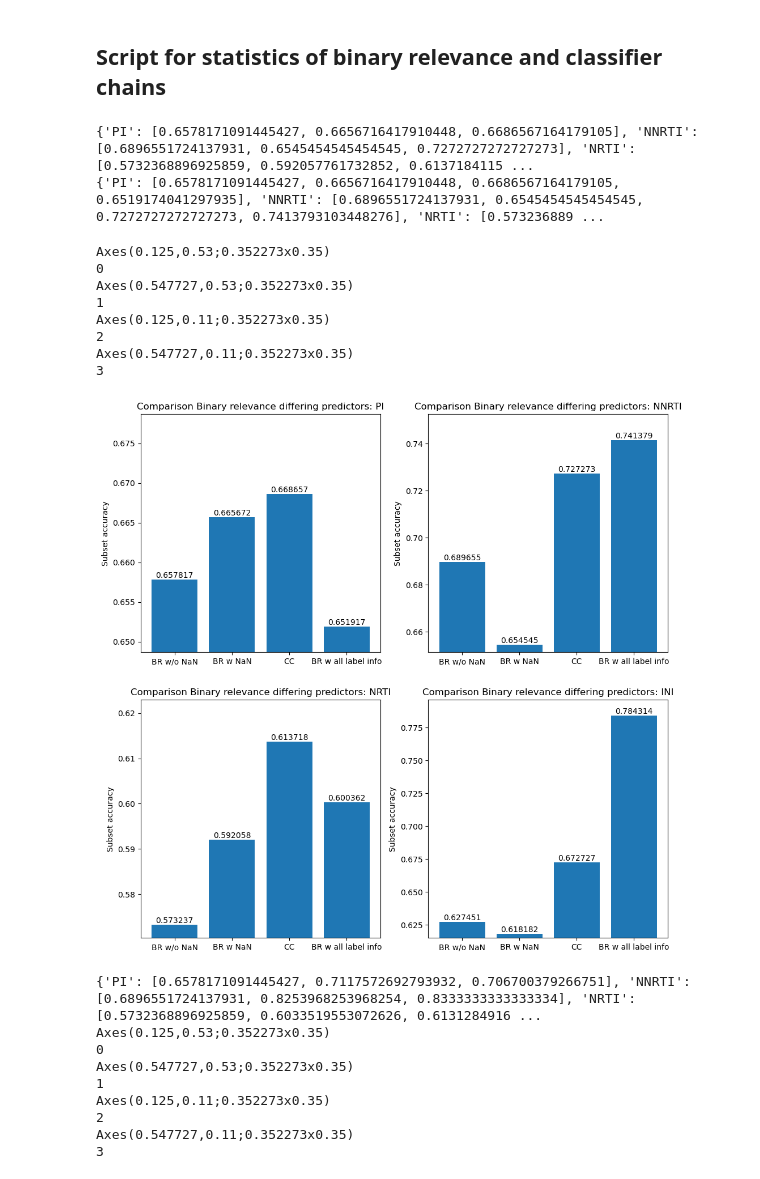
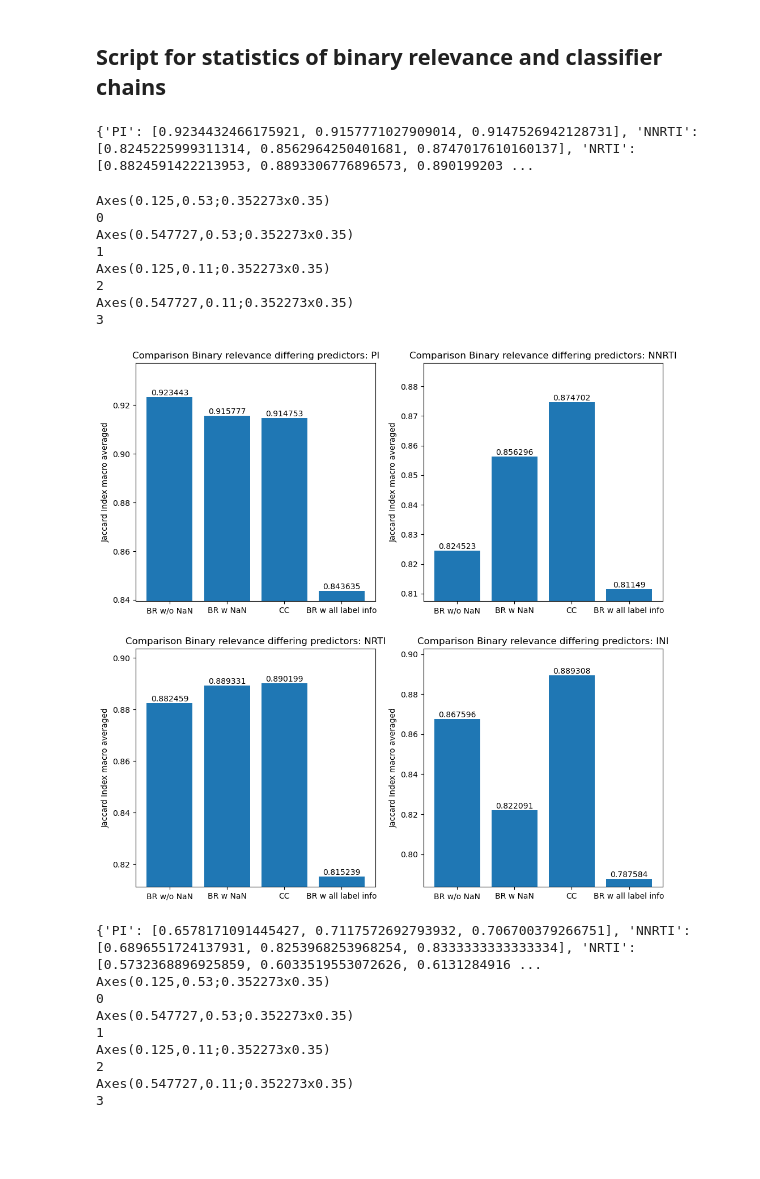
Before and after one commit to FloAvis/Masterthesis_TabPFN_HIV, a Jupyter notebook: statistics/BR_CC_statistics.ipynb, the cells around one changed output. Drawn from its saved outputs; the diff is of its cells as text; code cells hidden in the pictures; blank space fills up the shorter version.

Commit message:
Rerunning Classifier Chain prediction with own CV and saving true labels directly as possible fuck up there?

```diff
--- a/statistics/BR_CC_statistics.ipynb
+++ b/statistics/BR_CC_statistics.ipynb
@@ -43,7 +44,7 @@ filepath_list_ml = [pi_results_filepath_ml, nnrti_results_filepath_ml, nrti_resu
 files = ["Binary_Relevance_MOC_prediction.csv", "Binary_Relevance_homebrew_prediction.csv", "Classifier_Chain_homebrew_prediction.csv"]
 
 sub_accs = {}
-
+jacc_macro = {}
 
 
 for path in filepath_list:
@@ -58,8 +59,10 @@ for path in filepath_list:
         true_labels = results.filter(regex="True_*")
         pred_labels = results.filter(regex="Pred_*")
 
-        sub_acc = utils.subset_acc(pred_labels, true_labels)
+        sub_acc = roc_auc_score(true_labels, pred_labels, average="macro", multi_class="ovr")
 
+        #print(jaccard_score(true_labels, pred_labels, average="samples"))
+        #print(jaccard_score(true_labels, pred_labels, average="macro"))
         acc_list.append(sub_acc)
 
     sub_accs.update({path.split("/")[-1].strip("_"):acc_list})
@@ -105,50 +108,49 @@ for path, target in zip(filepath_list_ml, targets):
     #print(true_labels)
     #print(pred_labels)
 
-    sub_accs[target].append(utils.subset_acc(pred_labels, true_labels))
+    sub_accs[target].append(jaccard_score(true_labels, pred_labels, average="macro"))
 
 #print(sub_accs)
 
 df_sub_accs = pd.DataFrame(sub_accs)
 # %% [output]
-{'PI': [0.6578171091445427, 0.6656716417910448, 0.6686567164179105], 'NNRTI': [0.6896551724137931, 0.6545454545454545, 0.7272727272727273], 'NRTI': [0.5732368896925859, 0.592057761732852, 0.6137184115 ...
-{'PI': [0.6578171091445427, 0.6656716417910448, 0.6686567164179105, 0.6519174041297935], 'NNRTI': [0.6896551724137931, 0.6545454545454545, 0.7272727272727273, 0.7413793103448276], 'NRTI': [0.573236889 ...
+{'PI': [0.9234432466175921, 0.9157771027909014, 0.9147526942128731], 'NNRTI': [0.8245225999311314, 0.8562964250401681, 0.8747017610160137], 'NRTI': [0.8824591422213953, 0.8893306776896573, 0.890199203 ...
 # %%
 models_w_TabPFN = ["BR w/o NaN", "BR w NaN", "CC", "BR w all label info"]
 
 fig, axs = plt.subplots(2, 2, figsize=(12, 12))
 
 axs = axs.flatten()
 
 for i, drug in enumerate(df_sub_accs.columns.values.tolist()):
 
     print(axs[i])
     print(i)
 
     p = axs[i].bar(models_w_TabPFN, df_sub_accs[drug])
 
     axs[i].bar_label(p, label_type="edge")
 
     #axs[i].set_xticks(x)
     #axs[i].set_xticklabels(target_ml["Drug"])
-    axs[i].set_ylabel('Subset accuracy')
+    axs[i].set_ylabel('Jaccard Index macro averaged')
     axs[i].set_ylim(max(0, df_sub_accs[drug].min()* 0.995), min(1.0, df_sub_accs[drug].max()  * 1.015))
     axs[i].set_title('Comparison Binary relevance differing predictors: ' + drug)
 
 
 
 
-plt.savefig("../figures/BR_CC_comparison.png")
+#plt.savefig("../figures/BR_CC_comparison.png")
 # %% [output]
 Axes(0.125,0.53;0.352273x0.35)
 0
 Axes(0.547727,0.53;0.352273x0.35)
 1
 Axes(0.125,0.11;0.352273x0.35)
 2
 Axes(0.547727,0.11;0.352273x0.35)
 3
-[figure, old version]
+[figure, new version]
 # %%
 """subset accuracy ignoring missing labels"""
 
```
Also changed, not shown: parts of 4 cells of this notebook, 3 other files.
